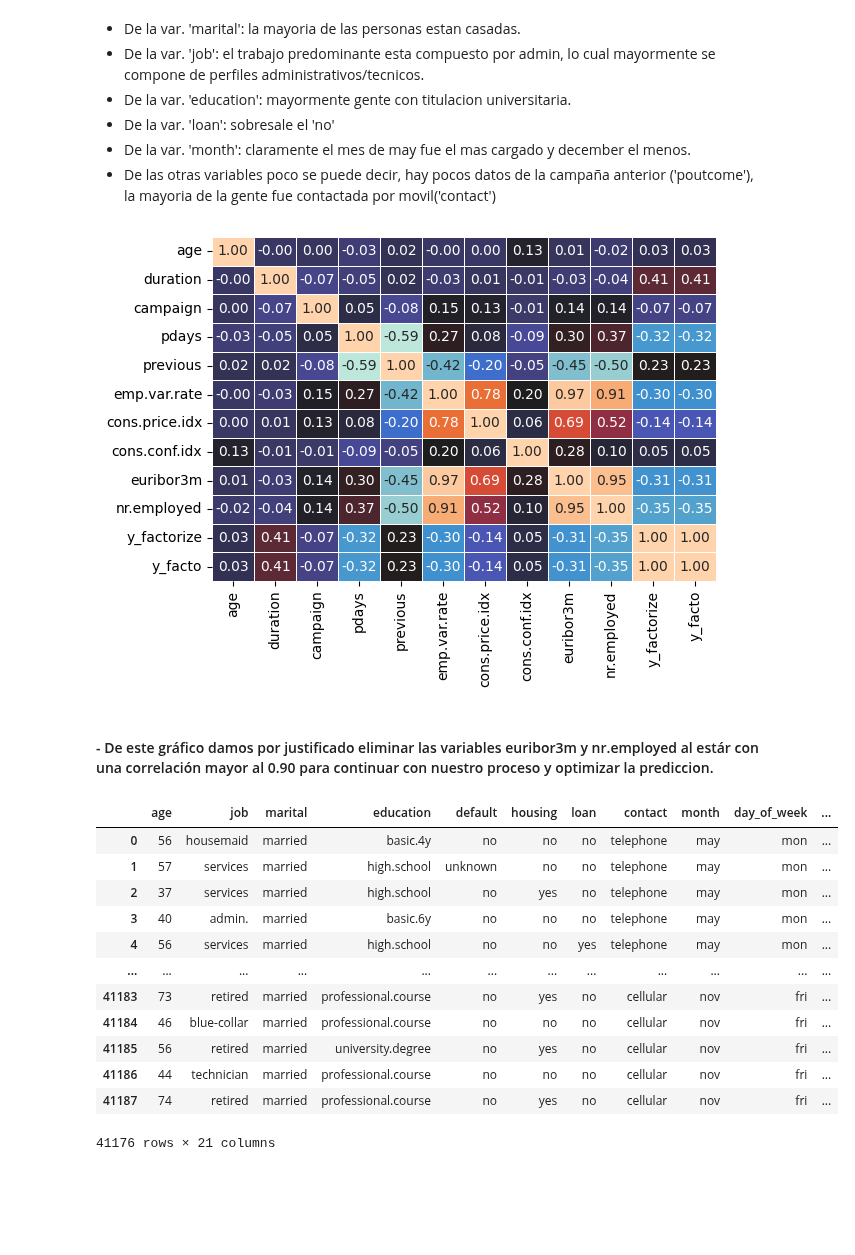
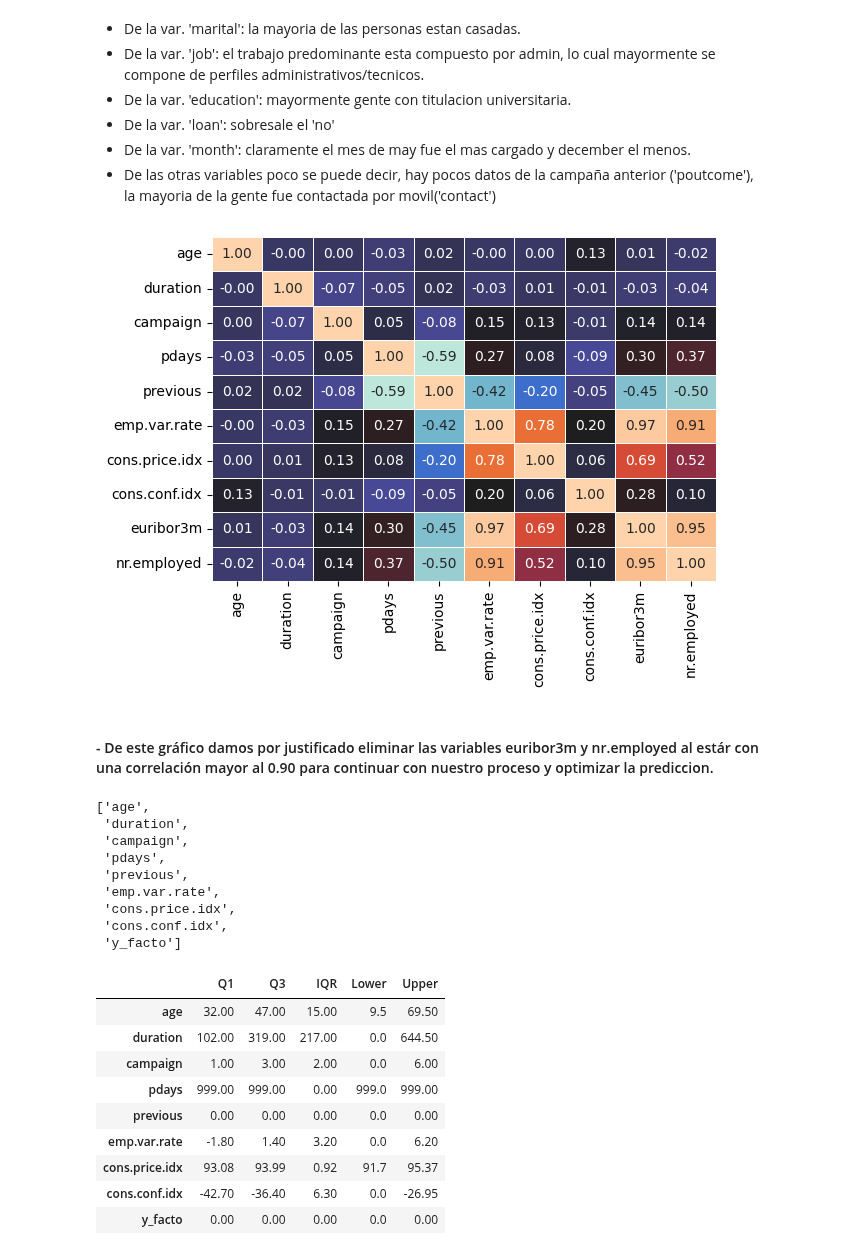
Before and after one commit to 4GeeksAcademy/GuilloMansa-MachineLearning, a Jupyter notebook: src/01-logistic-regression.ipynb, the cells around one changed output. Cells and saved outputs as stored; diff of their text form; code cells hidden in the pictures; blank space fills up the shorter version.

```diff
--- a/src/01-logistic-regression.ipynb
+++ b/src/01-logistic-regression.ipynb
@@ -162,4 +181,7 @@ df['housing'].value_counts(),df['loan'].value_counts(), df['marital'].value_coun
  Name: count, dtype: int64)
+# %%
+#Se ve que la variable de días es pareja, lo que parece un dato irrelevante. Se procede a eliminarla.
+df.drop(["day_of_week"],axis=1, inplace=True)
 # %%
 plt.figure(figsize=(8,4))
 sns.countplot(data=df[df['y'] == 'yes'], x=None, y='job', hue='y')
@@ -259,24 +295,44 @@ sns.heatmap(data=corr_one, annot=True, fmt=".2f", cbar=False, linewidths=0.5, cm
 plt.tight_layout()
 plt.show()
 # %% [output]
-[figure, old version]
+[figure, new version]
 # %% [markdown]
 #### - De este gráfico damos por justificado eliminar las variables euribor3m y nr.employed al estár con una correlación mayor al 0.90 para continuar con nuestro proceso y optimizar la prediccion.
 # %%
 df.drop(["nr.employed", "euribor3m"],axis=1, inplace=True)
+# %%
+List_num_clean = df.select_dtypes(include=['float64','int64']).columns.tolist()
+List_num_clean
+# %% [output]
+['age',
+ 'duration',
+ 'campaign',
+ 'pdays',
+ 'previous',
+ 'emp.var.rate',
+ 'cons.price.idx',
+ 'cons.conf.idx',
+ 'y_facto']
 # %%
-df
+super_outliners = List_num_clean
+q1 = df[super_outliners].quantile(0.25)
+q3 = df[super_outliners].quantile(0.75)
+iqr = q3 - q1
+# se definen limites de estudio para garantizar dejar afuera outliers
+lower_limit = (q1 - 1.5 * iqr).clip(lower=0)
+upper_limit = q3 + 1.5 * iqr
+
+limites = pd.DataFrame({"Q1": q1.round(2),"Q3": q3.round(2),"IQR": iqr.round(2),"Lower": lower_limit.round(2),"Upper": upper_limit.round(2),})
+
+limites
 # %% [output]
-|  | age | job | marital | education | default | housing | loan | contact | month | day_of_week | ... |
-| 0 | 56 | housemaid | married | basic.4y | no | no | no | telephone | may | mon | ... |
-| 1 | 57 | services | married | high.school | unknown | no | no | telephone | may | mon | ... |
-| 2 | 37 | services | married | high.school | no | yes | no | telephone | may | mon | ... |
-| 3 | 40 | admin. | married | basic.6y | no | no | no | telephone | may | mon | ... |
-| 4 | 56 | services | married | high.school | no | no | yes | telephone | may | mon | ... |
-| ... | ... | ... | ... | ... | ... | ... | ... | ... | ... | ... | ... |
-| 41183 | 73 | retired | married | professional.course | no | yes | no | cellular | nov | fri | ... |
-| 41184 | 46 | blue-collar | married | professional.course | no | no | no | cellular | nov | fri | ... |
-| 41185 | 56 | retired | married | university.degree | no | yes | no | cellular | nov | fri | ... |
-| 41186 | 44 | technician | married | professional.course | no | no | no | cellular | nov | fri | ... |
-| 41187 | 74 | retired | married | professional.course | no | yes | no | cellular | nov | fri | ... |
+|  | Q1 | Q3 | IQR | Lower | Upper |
+| age | 32.00 | 47.00 | 15.00 | 9.5 | 69.50 |
+| duration | 102.00 | 319.00 | 217.00 | 0.0 | 644.50 |
+| campaign | 1.00 | 3.00 | 2.00 | 0.0 | 6.00 |
+| pdays | 999.00 | 999.00 | 0.00 | 999.0 | 999.00 |
+| previous | 0.00 | 0.00 | 0.00 | 0.0 | 0.00 |
+| emp.var.rate | -1.80 | 1.40 | 3.20 | 0.0 | 6.20 |
+| cons.price.idx | 93.08 | 93.99 | 0.92 | 91.7 | 95.37 |
+| cons.conf.idx | -42.70 | -36.40 | 6.30 | 0.0 | -26.95 |
+| y_facto | 0.00 | 0.00 | 0.00 | 0.0 | 0.00 |
-41176 rows × 21 columns
```
Also changed, not shown: parts of 24 cells of this notebook.
